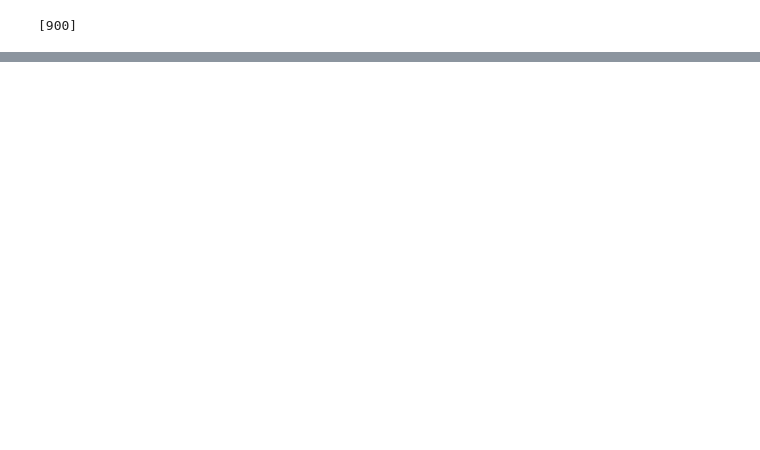
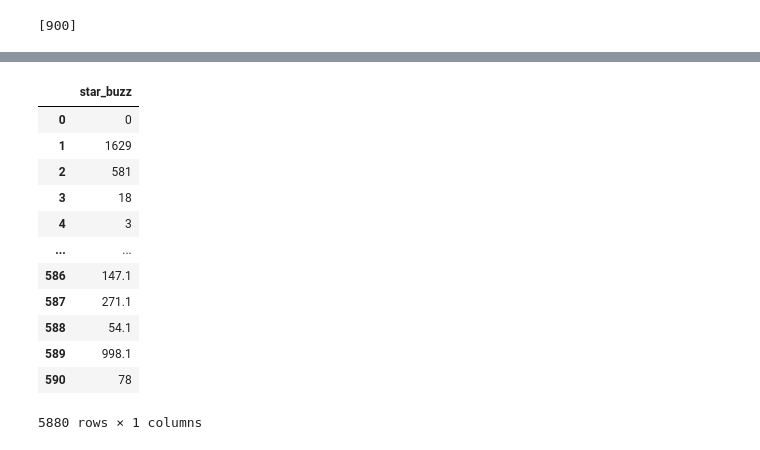
Before and after one commit to kjhmouse1996/Final_Project, a Jupyter notebook: star_buzz_crawler.ipynb, the cells around one changed output, grey strips where cells are left out. Cells and saved outputs as stored; diff of their text form; code cells hidden in the pictures; blank space fills up the shorter version.

```diff
--- a/star_buzz_crawler.ipynb
+++ b/star_buzz_crawler.ipynb
@@ -736,0 +829,18 @@ star_buzz
+# %%
+star_buzz_df.rename(columns={'index':'star_buzz'}, inplace=True)
+# %%
+star_buzz_df
+# %% [output]
+|  | star_buzz |
+| 0 | 0 |
+| 1 | 1629 |
+| 2 | 581 |
+| 3 | 18 |
+| 4 | 3 |
+| ... | ... |
+| 586 | 147.1 |
+| 587 | 271.1 |
+| 588 | 54.1 |
+| 589 | 998.1 |
+| 590 | 78 |
+5880 rows × 1 columns
```
Also changed, not shown: parts of 24 cells of this notebook, 20 other files.
